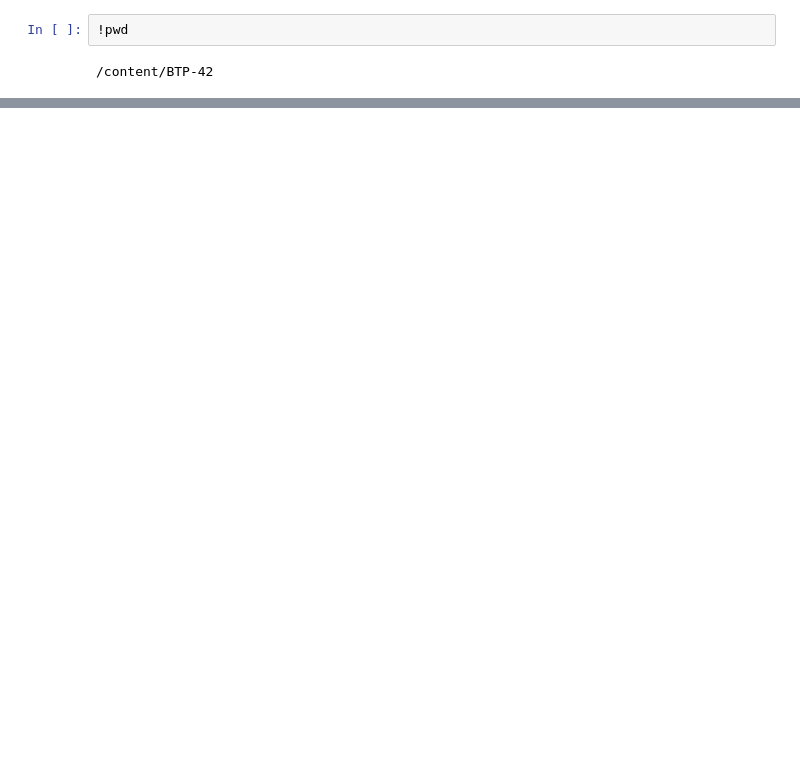
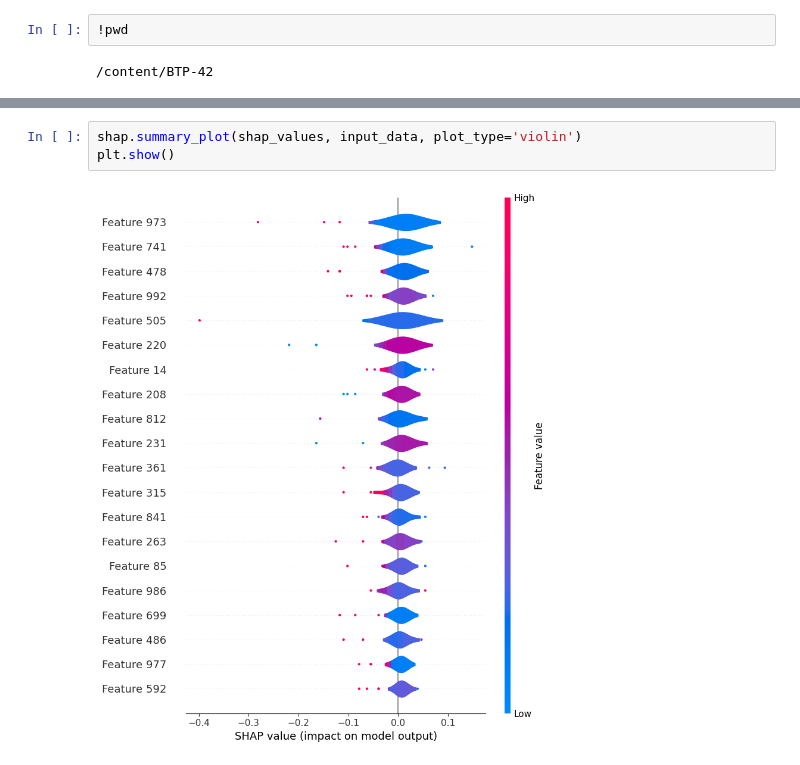
Before and after one commit to Aditya-Shitale/BTP_42, a Jupyter notebook: BTP_final.ipynb, the cells around one changed output, grey strips where cells are left out. Saved outputs shown, nothing was run; the diff lists cells and outputs as text; blank space fills up the shorter version.

```diff
--- a/BTP_final.ipynb
+++ b/BTP_final.ipynb
@@ -268,0 +383,5 @@ ValueError: masker cannot be None.
+# %%
+shap.summary_plot(shap_values, input_data, plot_type='violin')
+plt.show()
+# %% [output]
+[figure, added]
```
Also changed, not shown: parts of 28 cells of this notebook.
